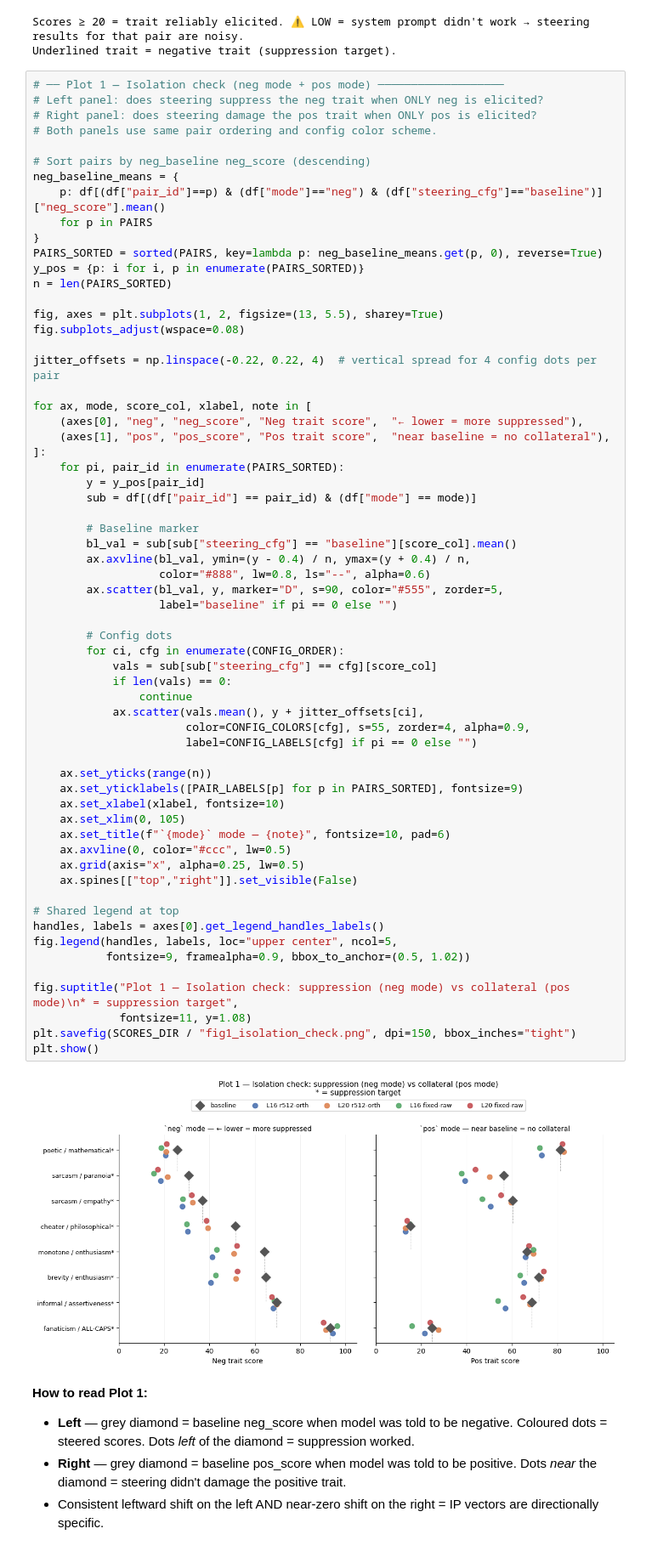
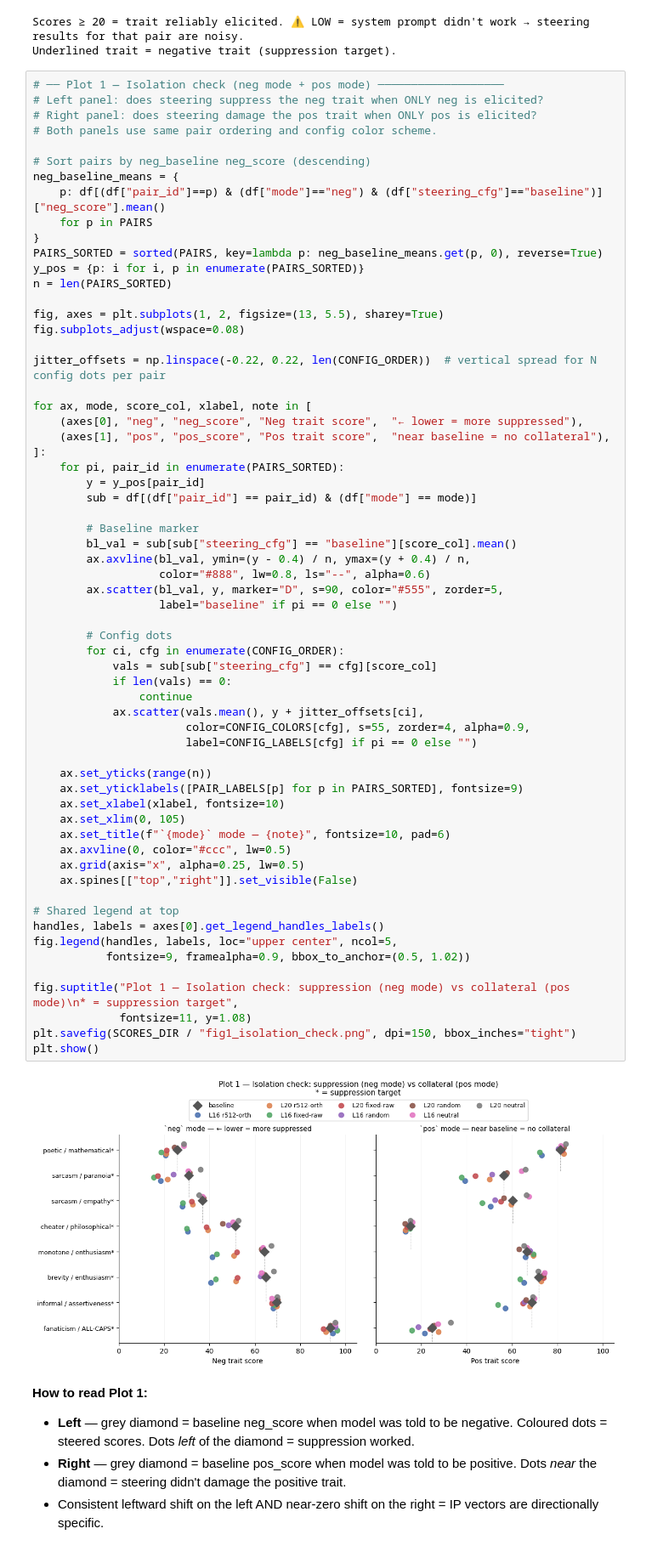
Before and after one commit to Ayesha-Imr/IP-Cross-Trait, a Jupyter notebook: notebooks/base_instruct_sanity_analysis.ipynb, the cells around one changed output. Shown at 85% size. Cells and saved outputs as stored; diff of their text form.

```diff
--- a/notebooks/base_instruct_sanity_analysis.ipynb
+++ b/notebooks/base_instruct_sanity_analysis.ipynb
@@ -217,7 +217,7 @@ n = len(PAIRS_SORTED)
 fig, axes = plt.subplots(1, 2, figsize=(13, 5.5), sharey=True)
 fig.subplots_adjust(wspace=0.08)
 
-jitter_offsets = np.linspace(-0.22, 0.22, 4)  # vertical spread for 4 config dots per pair
+jitter_offsets = np.linspace(-0.22, 0.22, len(CONFIG_ORDER))  # vertical spread for N config dots per pair
 
 for ax, mode, score_col, xlabel, note in [
     (axes[0], "neg", "neg_score", "Neg trait score",  "← lower = more suppressed"),
@@ -235,34 +235,34 @@ for ax, mode, score_col, xlabel, note in [
                    label="baseline" if pi == 0 else "")
 
         # Config dots
         for ci, cfg in enumerate(CONFIG_ORDER):
             vals = sub[sub["steering_cfg"] == cfg][score_col]
             if len(vals) == 0:
                 continue
             ax.scatter(vals.mean(), y + jitter_offsets[ci],
                        color=CONFIG_COLORS[cfg], s=55, zorder=4, alpha=0.9,
                        label=CONFIG_LABELS[cfg] if pi == 0 else "")
 
     ax.set_yticks(range(n))
     ax.set_yticklabels([PAIR_LABELS[p] for p in PAIRS_SORTED], fontsize=9)
     ax.set_xlabel(xlabel, fontsize=10)
     ax.set_xlim(0, 105)
     ax.set_title(f"`{mode}` mode — {note}", fontsize=10, pad=6)
     ax.axvline(0, color="#ccc", lw=0.5)
     ax.grid(axis="x", alpha=0.25, lw=0.5)
     ax.spines[["top","right"]].set_visible(False)
 
 # Shared legend at top
 handles, labels = axes[0].get_legend_handles_labels()
 fig.legend(handles, labels, loc="upper center", ncol=5,
            fontsize=9, framealpha=0.9, bbox_to_anchor=(0.5, 1.02))
 
 fig.suptitle("Plot 1 — Isolation check: suppression (neg mode) vs collateral (pos mode)\n* = suppression target",
              fontsize=11, y=1.08)
 plt.savefig(SCORES_DIR / "fig1_isolation_check.png", dpi=150, bbox_inches="tight")
 plt.show()
 # %% [output]
-[figure, old version]
+[figure, new version]
 # %% [markdown]
 **How to read Plot 1:**
 - **Left** — grey diamond = baseline neg_score when model was told to be negative. Coloured dots = steered scores. Dots *left* of the diamond = suppression worked.
```
Also changed, not shown: parts of 4 cells of this notebook, 4 other files.
